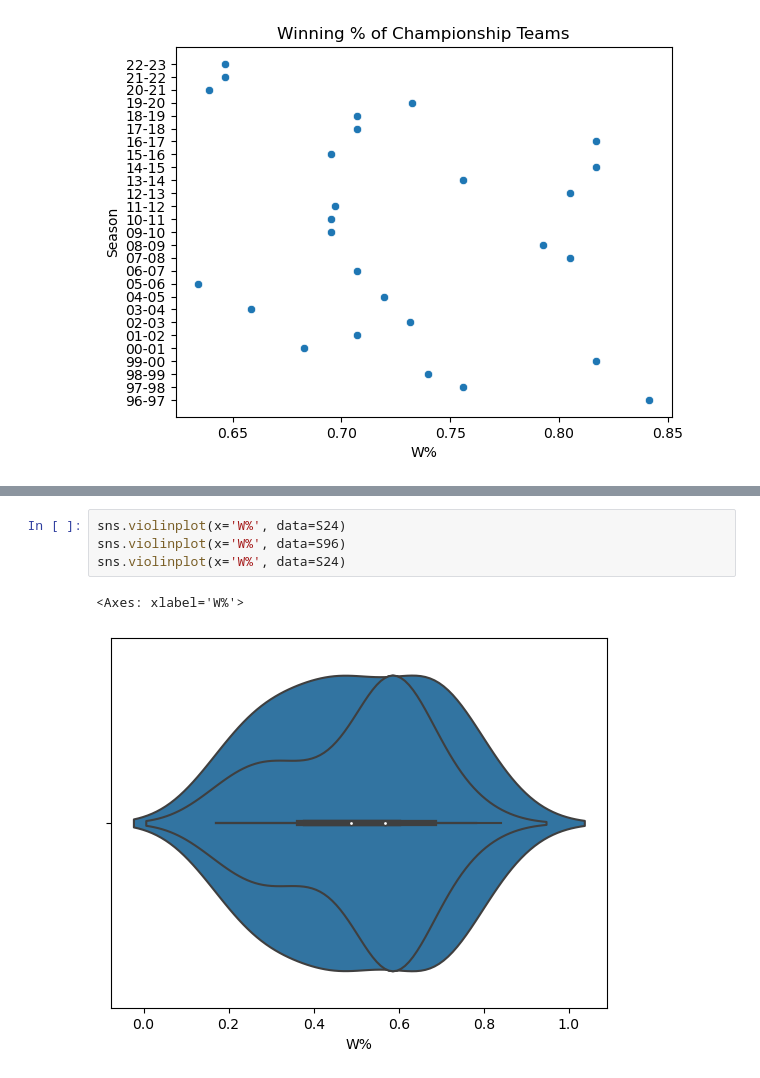
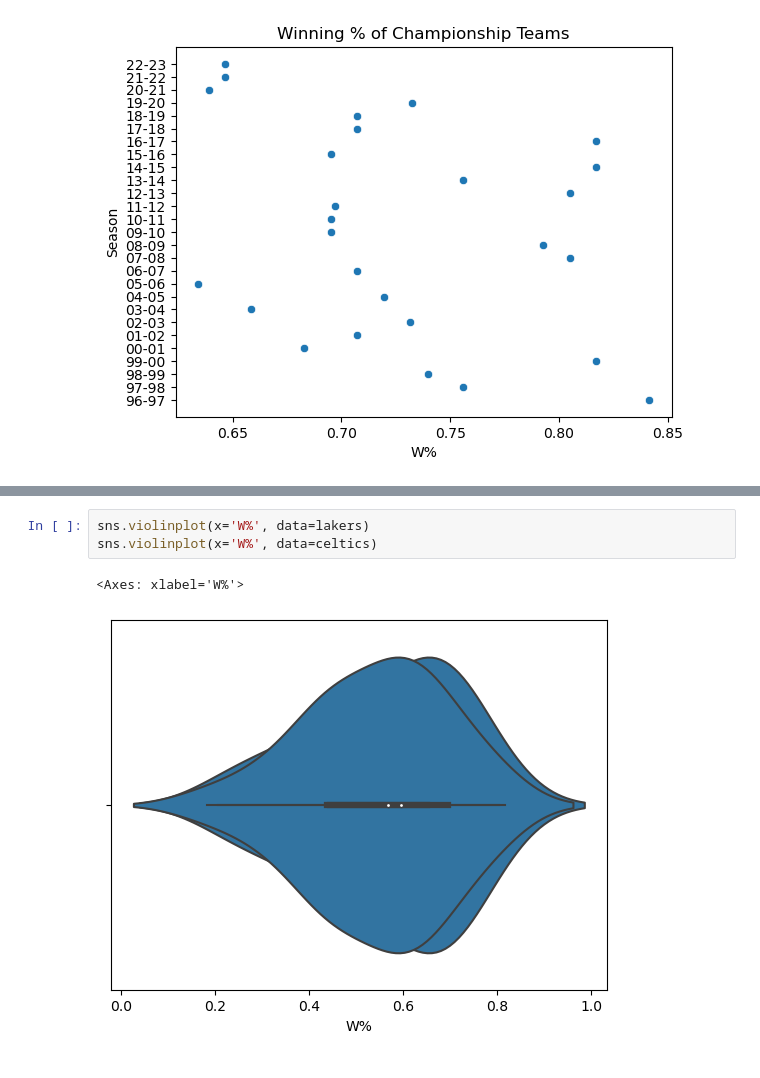
Before and after one commit to abdulksyed10/CS2410FinalProject, a Jupyter notebook: Preprocessing.ipynb, the cells around one changed output, grey strips where cells are left out. Drawn from its saved outputs; the diff is of its cells as text.

```diff
--- a/Preprocessing.ipynb
+++ b/Preprocessing.ipynb
@@ -376,7 +460,6 @@ plt.figure(figsize=(100, 16))
 # %%
-sns.violinplot(x='W%', data=S24)
-sns.violinplot(x='W%', data=S96)
-sns.violinplot(x='W%', data=S24)
+sns.violinplot(x='W%', data=lakers)
+sns.violinplot(x='W%', data=celtics)
 # %% [output]
 <Axes: xlabel='W%'>
-[figure, old version]
+[figure, new version]
```
Also changed, not shown: parts of 23 cells of this notebook.
